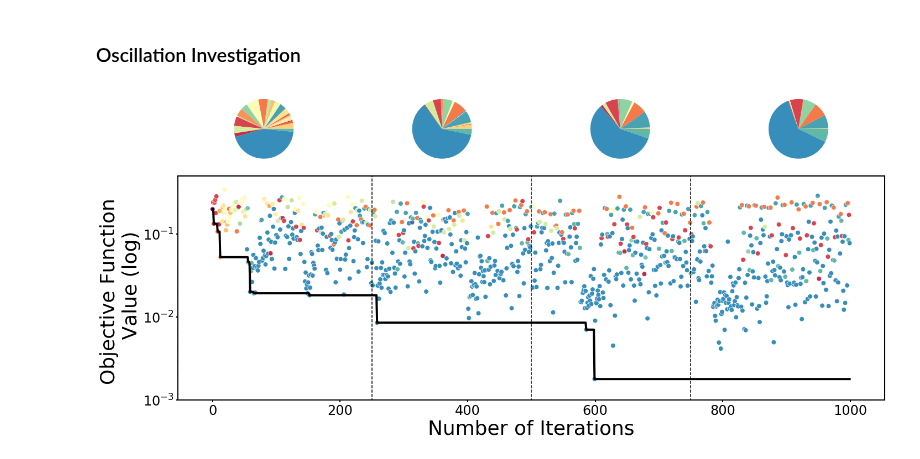
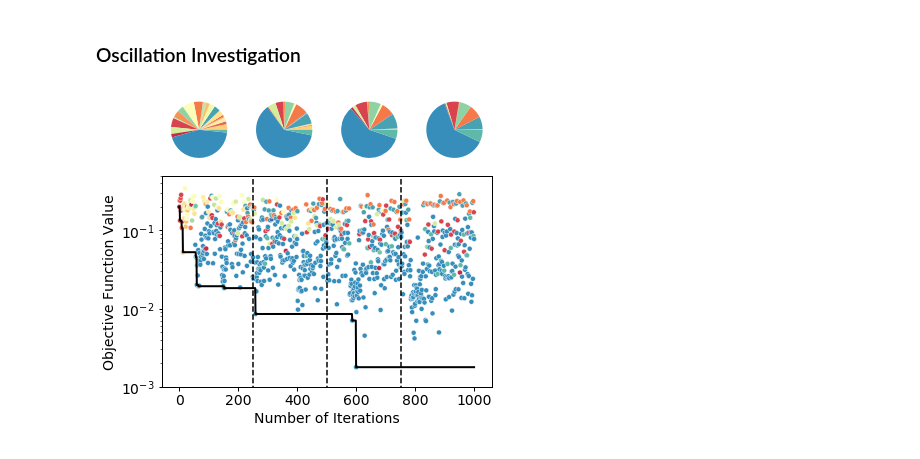
Before and after one commit to cjmerzbacher/bayesopt-dynamic-pathways, a Jupyter notebook: p_aminostyrene/p_aminostyrene.ipynb, the cells around one changed output. Saved outputs shown, nothing was run; the diff lists cells and outputs as text; code cells hidden in the pictures.

```diff
--- a/p_aminostyrene/p_aminostyrene.ipynb
+++ b/p_aminostyrene/p_aminostyrene.ipynb
@@ -614,46 +642,46 @@ pal = sns.color_palette('Spectral', len(orders))
 for i in range(len(orders)):
     palette[orders[i]] = pal[i]
 
-fig = plt.figure(figsize=(20, 9))
+fig = plt.figure(figsize=(5.71, 4.9))
 gs = gridspec.GridSpec(nrows=2, ncols=4, height_ratios=[1, 3], width_ratios=[1, 1, 1, 1])
 
 ax = fig.add_subplot(gs[1, :])
 
-ax.plot(landscape.index, landscape.best_losses, color='black', linewidth=4)
-ax.set_ylabel('Objective Function \n Value (log)', fontsize=36)
+ax.plot(landscape.index, landscape.best_losses, color='black', linewidth=2)
+ax.set_ylabel('Objective Function Value', fontsize=14)
 ax.set_yscale('log')
-ax.set_xlabel('Number of Iterations', fontsize=36)
-sns.scatterplot(x='index', y='loss', hue='Circuit', data=landscape, ax=ax, palette=palette, hue_order=orders, legend=False, s=75)
+ax.set_xlabel('Number of Iterations', fontsize=14)
+sns.scatterplot(x='index', y='loss', hue='Circuit', data=landscape, ax=ax, palette=palette, hue_order=orders, legend=False, s=25)
 ax.set_ylim([10E-4, 5E-1])
 ax.vlines(250, 0, 10E9, linestyles='dashed')
 ax.vlines(500, 0, 10E9, linestyles='dashed')
 ax.vlines(750, 0, 10E9, linestyles='dashed')
 
-ax.tick_params(axis='y', labelsize=24)
-ax.tick_params(axis='x', labelsize=24)
+ax.tick_params(axis='y', labelsize=14)
+ax.tick_params(axis='x', labelsize=14)
 for axis in ['top','bottom','left','right']:
-    ax.spines[axis].set_linewidth(2)
-ax.tick_params(width=2)
+    ax.spines[axis].set_linewidth(1)
+ax.tick_params(width=1)
 
 quarter1 = (landscape.iloc[0:250].sort_values(by='Circuit').groupby('Circuit').count().loss/100).reset_index()
 quarter2 = (landscape.iloc[250:500].sort_values(by='Circuit').groupby('Circuit').count().loss/100).reset_index()
 quarter3 = (landscape.iloc[500:750].sort_values(by='Circuit').groupby('Circuit').count().loss/100).reset_index()
 quarter4 = (landscape.iloc[750:1000].sort_values(by='Circuit').groupby('Circuit').count().loss/100).reset_index()
 
 ax = fig.add_subplot(gs[0, 0])
 ax.pie(quarter1.loss, colors=[palette[a] for a in quarter1.Circuit.unique().tolist()])
 
 ax = fig.add_subplot(gs[0, 1])
 ax.pie(quarter2.loss, colors=[palette[a] for a in quarter2.Circuit.unique().tolist()])
 
 ax = fig.add_subplot(gs[0, 2])
 ax.pie(quarter3.loss, colors=[palette[a] for a in quarter3.Circuit.unique().tolist()])
 
 ax = fig.add_subplot(gs[0, 3])
 ax.pie(quarter4.loss, colors=[palette[a] for a in quarter4.Circuit.unique().tolist()])
 
 
 fig.tight_layout()#
-fig.savefig('sample_results_500it.png', dpi=300)
+#fig.savefig('sample_results_500it.png', dpi=300)
 # %% [output]
-[figure, old version]
+[figure, new version]
```
Also changed, not shown: parts of 4 cells of this notebook, 47 other files.
